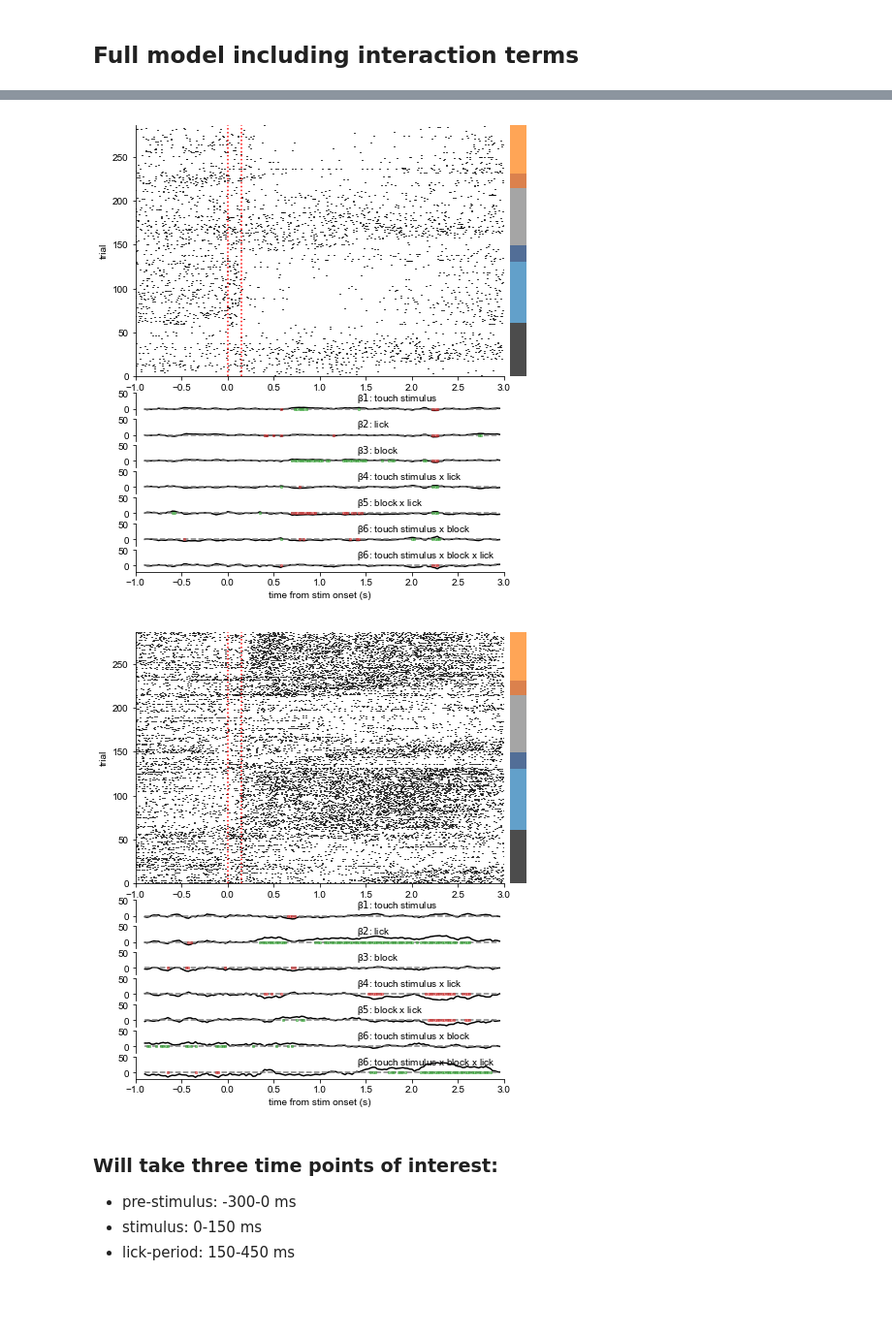
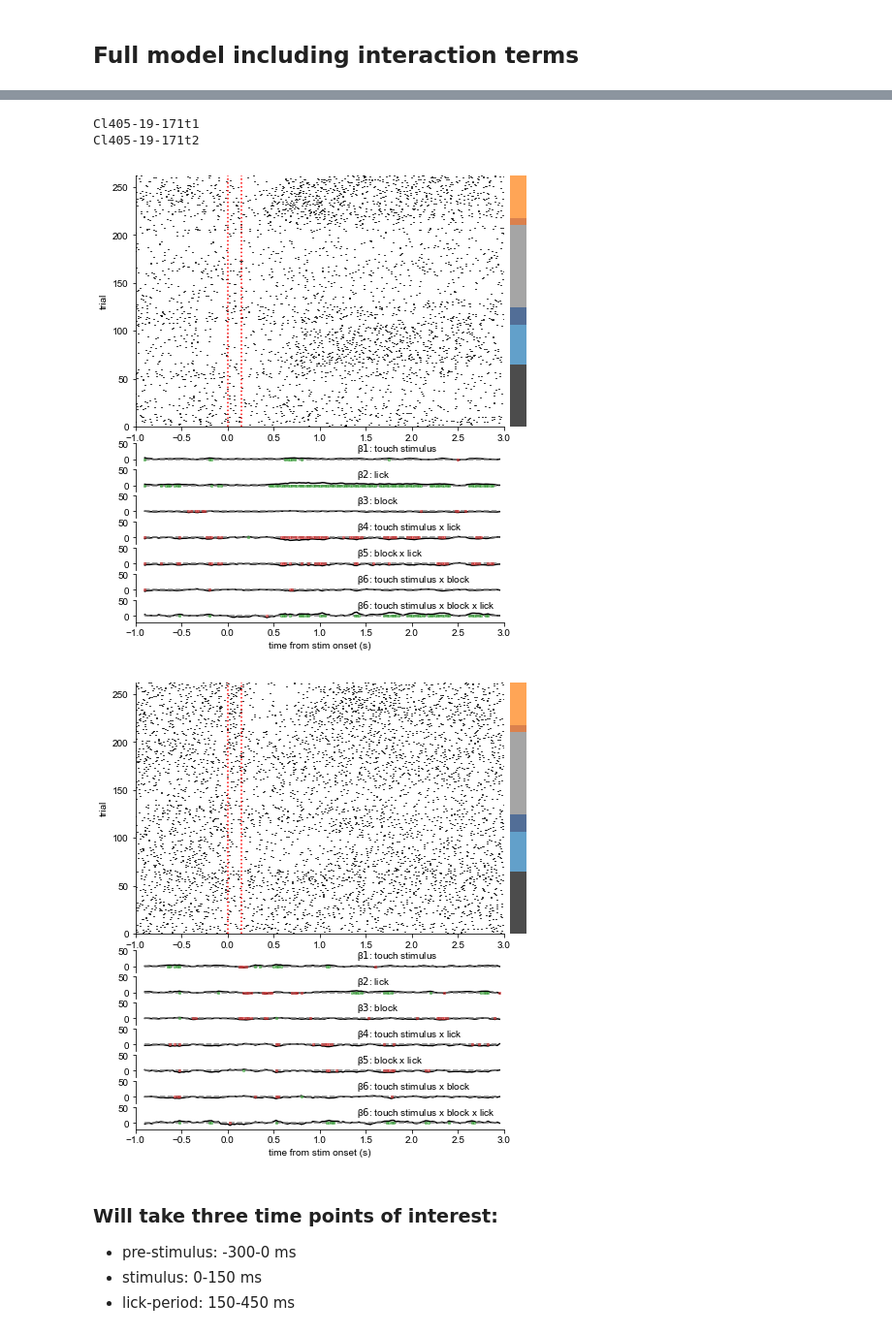
Before and after one commit to efinkel/Claustrum_analysis, a Jupyter notebook: Population.ipynb, the cells around one changed output, grey strips where cells are left out. Shown at 97% size. Saved outputs shown, nothing was run; the diff lists cells and outputs as text; code cells hidden in the pictures; blank space fills up the shorter version.

```diff
--- a/Population.ipynb
+++ b/Population.ipynb
@@ -246,12 +252,15 @@ def plot_regress(unit_num, unit_key_df, log_df, coefs, pVals, titles):
 # %%
 titles = ['β$1$: touch stimulus', 'β$2$: lick','β$3$: block',
               'β$4$: touch stimulus x lick','β$5$: block x lick', 'β$6$: touch stimulus x block',
              'β$6$: touch stimulus x block x lick']
-for i in range(33,35):
+for i in range(0,2):
+    print(unit_key_df.loc[i, 'uni_id'])
     plot_regress(i, unit_key_df, log_df,list(coefs.values()),list(pVals.values()), titles)
 # %% [output]
+Cl405-19-171t1
+Cl405-19-171t2
-[figure, old version]
+[figure, new version]
-[figure, old version]
+[figure, new version]
 # %% [markdown]
 ### Will take three time points of interest:
 *  pre-stimulus: -300-0 ms
```
Also changed, not shown: parts of 6 cells of this notebook, 3 other files.
